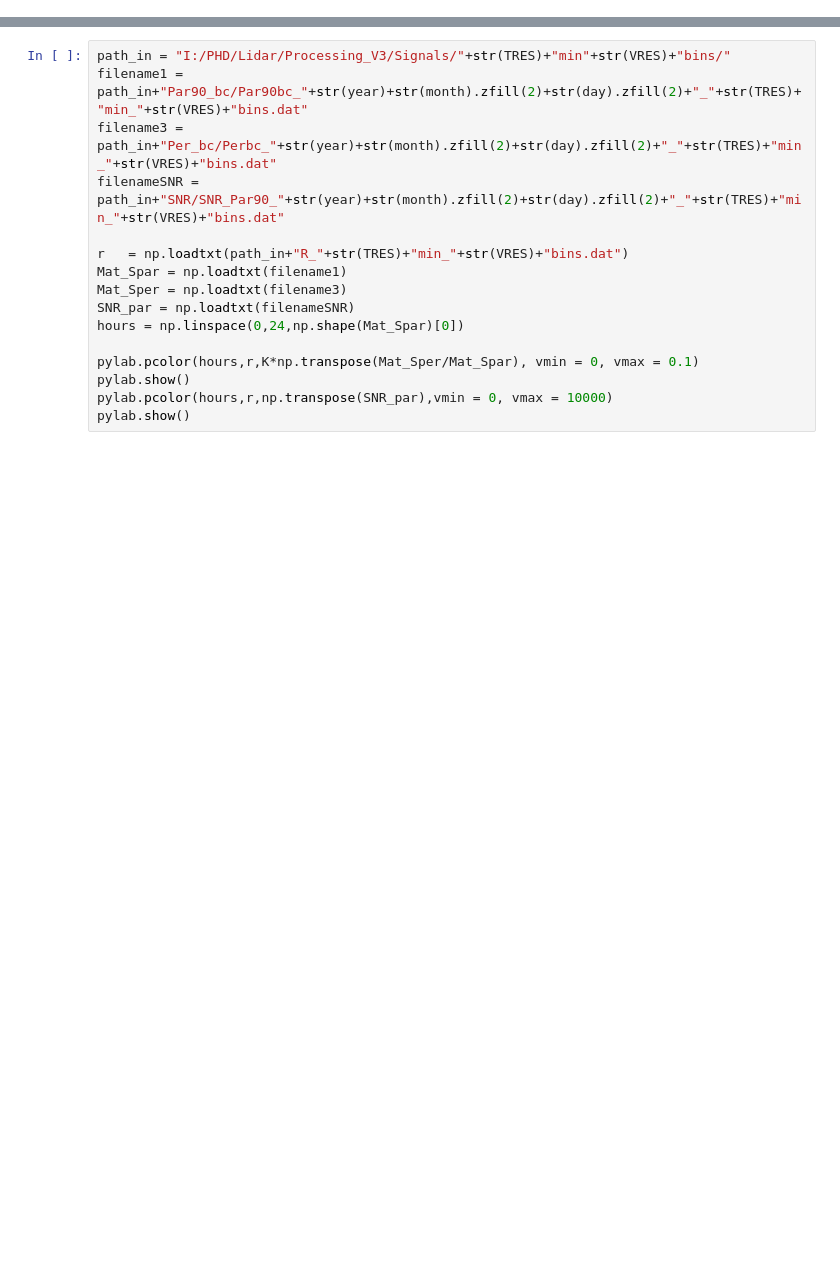
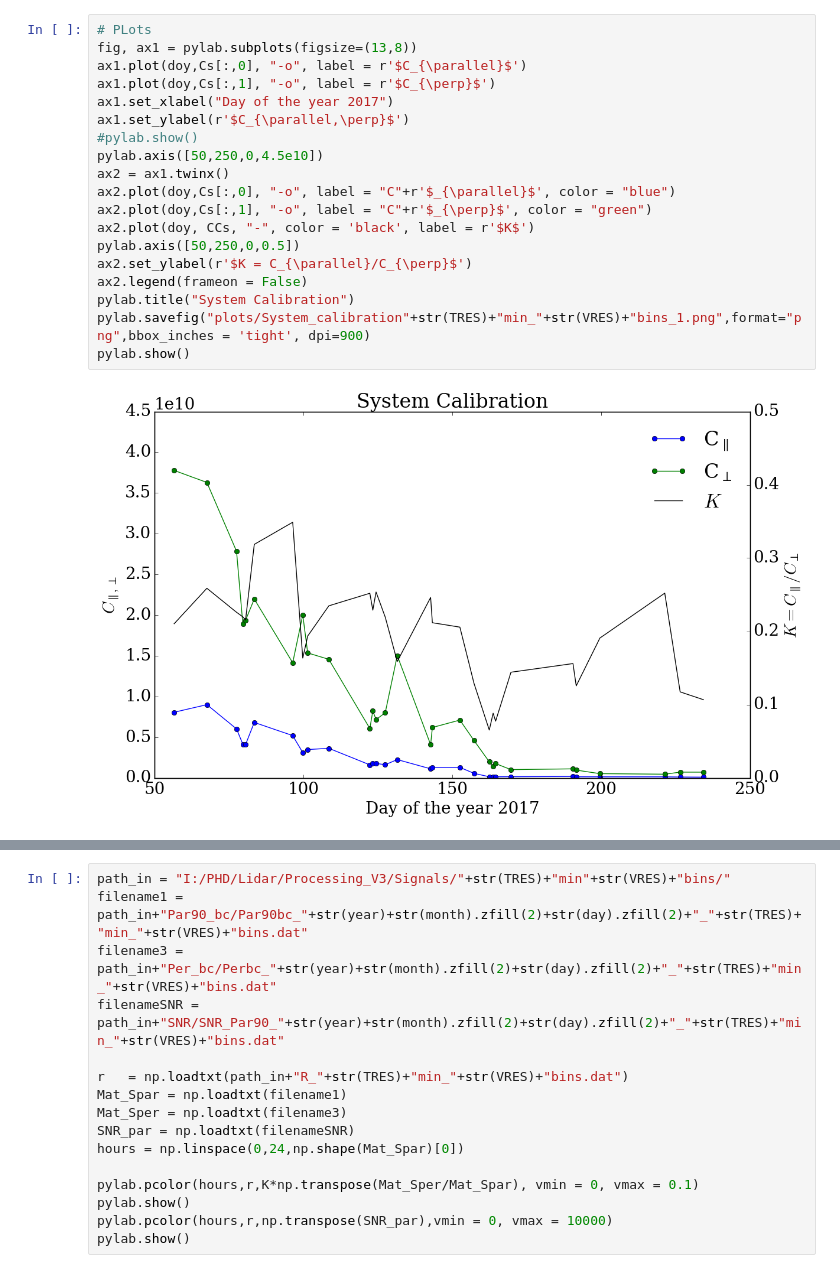
Before and after one commit to cduranalarcon/Lidar_DDU, a Jupyter notebook: Notebooks/System_calibration.ipynb, the cells around one changed output, grey strips where cells are left out. Drawn from its saved outputs; the diff is of its cells as text; blank space fills up the shorter version.

```diff
--- a/Notebooks/System_calibration.ipynb
+++ b/Notebooks/System_calibration.ipynb
@@ -210,0 +199,21 @@ pylab.show()
+# %%
+# PLots
+fig, ax1 = pylab.subplots(figsize=(13,8))
+ax1.plot(doy,Cs[:,0], "-o", label = r'$C_{\parallel}$')
+ax1.plot(doy,Cs[:,1], "-o", label = r'$C_{\perp}$')
+ax1.set_xlabel("Day of the year 2017")
+ax1.set_ylabel(r'$C_{\parallel,\perp}$')
+#pylab.show()
+pylab.axis([50,250,0,4.5e10])
+ax2 = ax1.twinx()
+ax2.plot(doy,Cs[:,0], "-o", label = "C"+r'$_{\parallel}$', color = "blue")
+ax2.plot(doy,Cs[:,1], "-o", label = "C"+r'$_{\perp}$', color = "green")
+ax2.plot(doy, CCs, "-", color = 'black', label = r'$K$')
+pylab.axis([50,250,0,0.5])
+ax2.set_ylabel(r'$K = C_{\parallel}/C_{\perp}$')
+ax2.legend(frameon = False)
+pylab.title("System Calibration")
+pylab.savefig("plots/System_calibration"+str(TRES)+"min_"+str(VRES)+"bins_1.png",format="png",bbox_inches = 'tight', dpi=900)
+pylab.show()
+# %% [output]
+[figure, added]
```
Also changed, not shown: parts of 14 cells of this notebook.
